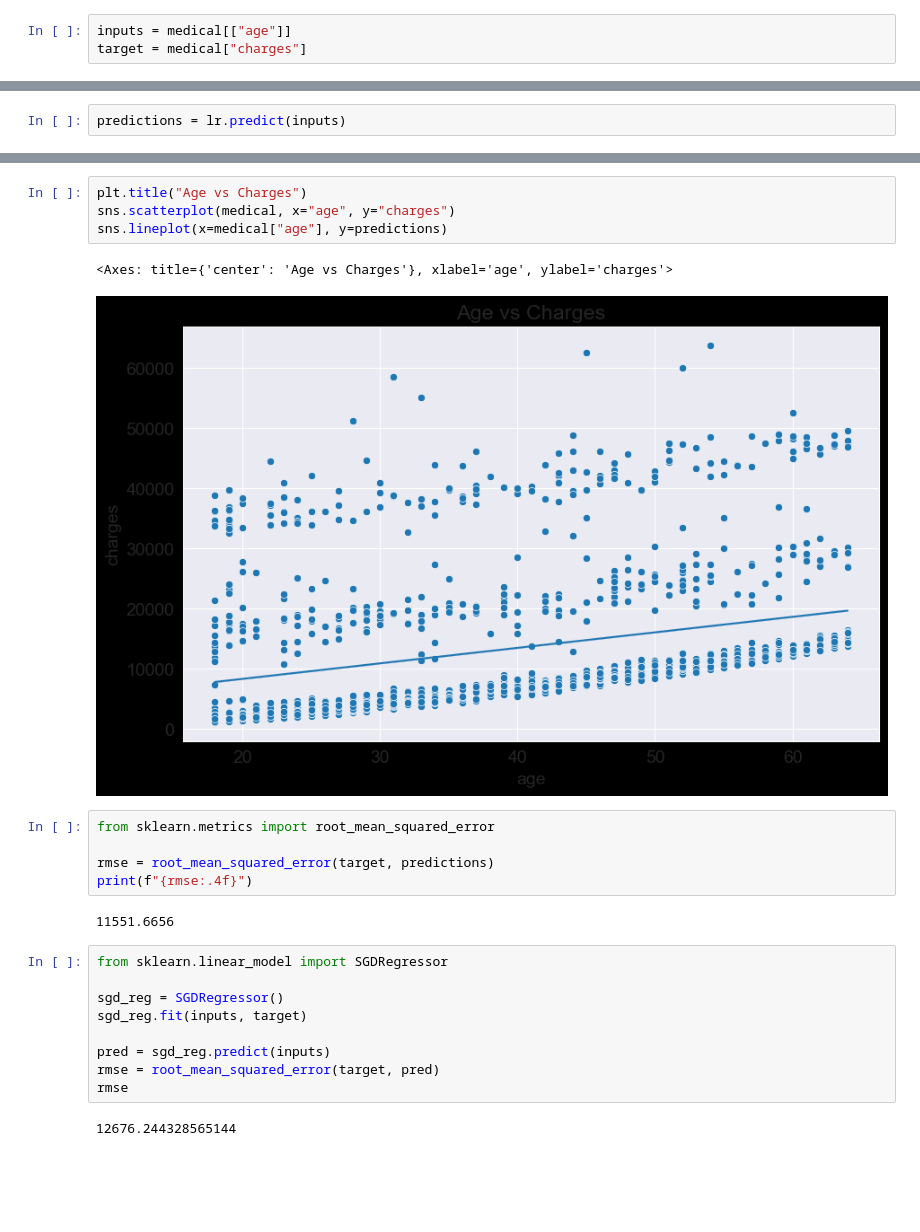
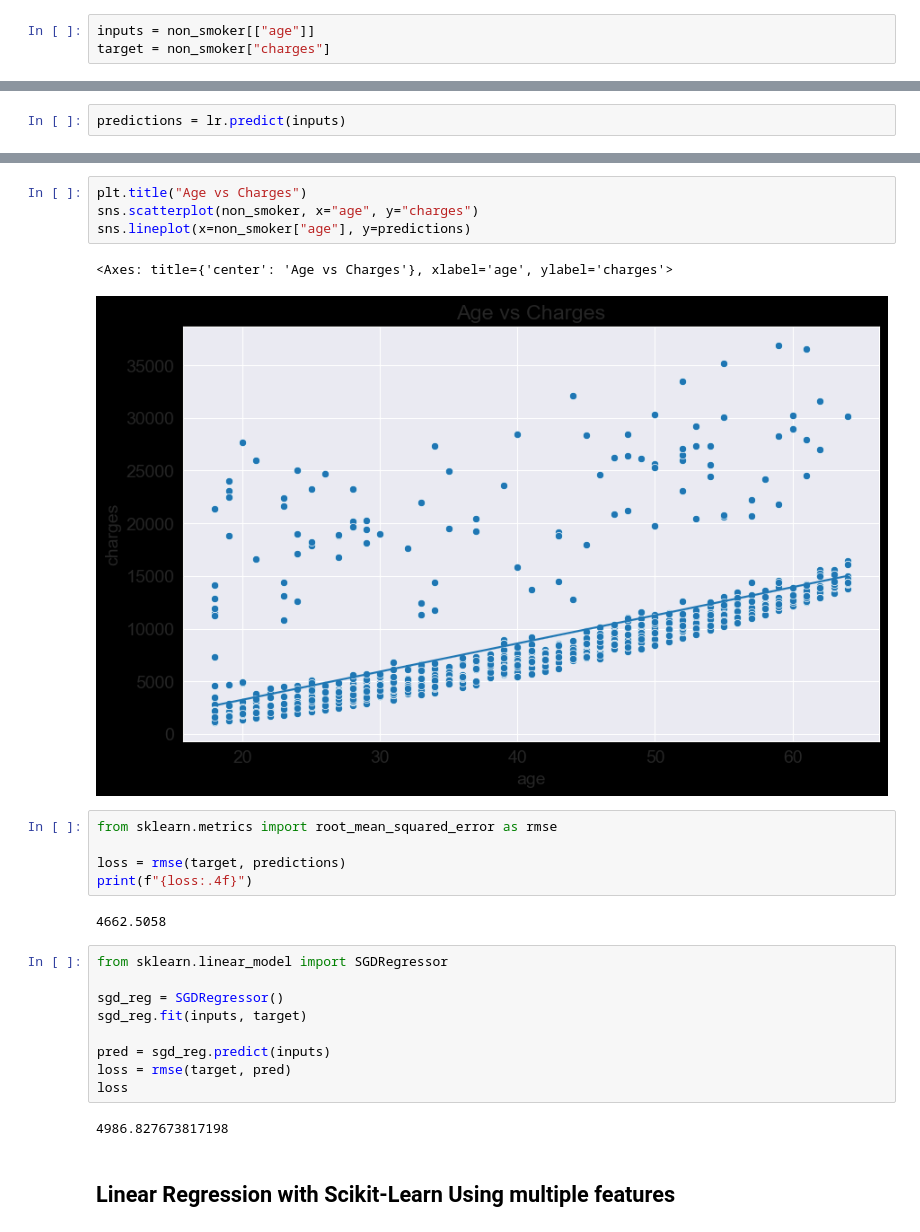
Before and after one commit to TheKryptonium/Machine-Learning-Journey, a Jupyter notebook: ML Algorithms and Scikit-learn/ML with Python and Scikit-Learn.ipynb, the cells around one changed output, grey strips where cells are left out. Drawn from its saved outputs; the diff is of its cells as text; blank space fills up the shorter version.

Commit message:
ML with multiple features

```diff
--- a/ML Algorithms and Scikit-learn/ML with Python and Scikit-Learn.ipynb
+++ b/ML Algorithms and Scikit-learn/ML with Python and Scikit-Learn.ipynb
@@ -235,8 +235,8 @@ from sklearn.linear_model import LinearRegression
 
 lr = LinearRegression()
 # %%
-inputs = medical[["age"]]
-target = medical["charges"]
+inputs = non_smoker[["age"]]
+target = non_smoker["charges"]
 # %%
 inputs.shape
 # %% [output]
@@ -265,17 +265,17 @@ Intercept: 3165.8850060630284
 # %%
 plt.title("Age vs Charges")
-sns.scatterplot(medical, x="age", y="charges")
-sns.lineplot(x=medical["age"], y=predictions)
+sns.scatterplot(non_smoker, x="age", y="charges")
+sns.lineplot(x=non_smoker["age"], y=predictions)
 # %% [output]
 <Axes: title={'center': 'Age vs Charges'}, xlabel='age', ylabel='charges'>
-[figure, old version]
+[figure, new version]
 # %%
-from sklearn.metrics import root_mean_squared_error
+from sklearn.metrics import root_mean_squared_error as rmse
 
-rmse = root_mean_squared_error(target, predictions)
-print(f"{rmse:.4f}")
+loss = rmse(target, predictions)
+print(f"{loss:.4f}")
 # %% [output]
-11551.6656
+4662.5058
 # %%
 from sklearn.linear_model import SGDRegressor
 
@@ -283,7 +283,9 @@ sgd_reg = SGDRegressor()
 sgd_reg.fit(inputs, target)
 
 pred = sgd_reg.predict(inputs)
-rmse = root_mean_squared_error(target, pred)
-rmse
+loss = rmse(target, pred)
+loss
 # %% [output]
-12676.244328565144
+4986.827673817198
+# %% [markdown]
+## Linear Regression with Scikit-Learn Using multiple features
```
Also changed, not shown: parts of 8 cells of this notebook.
